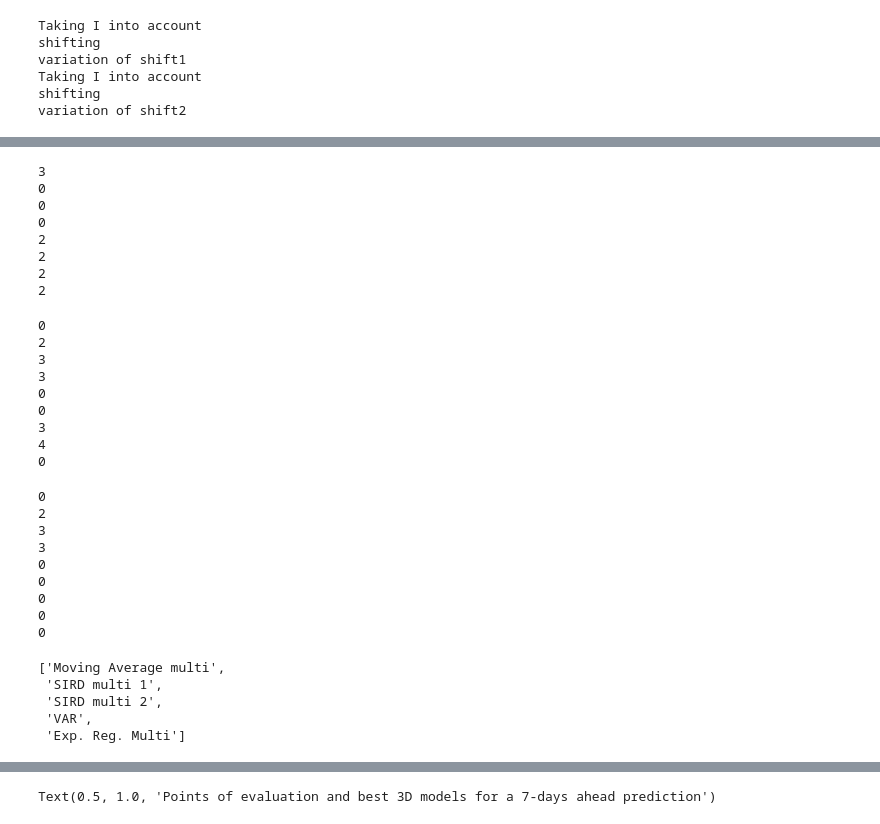
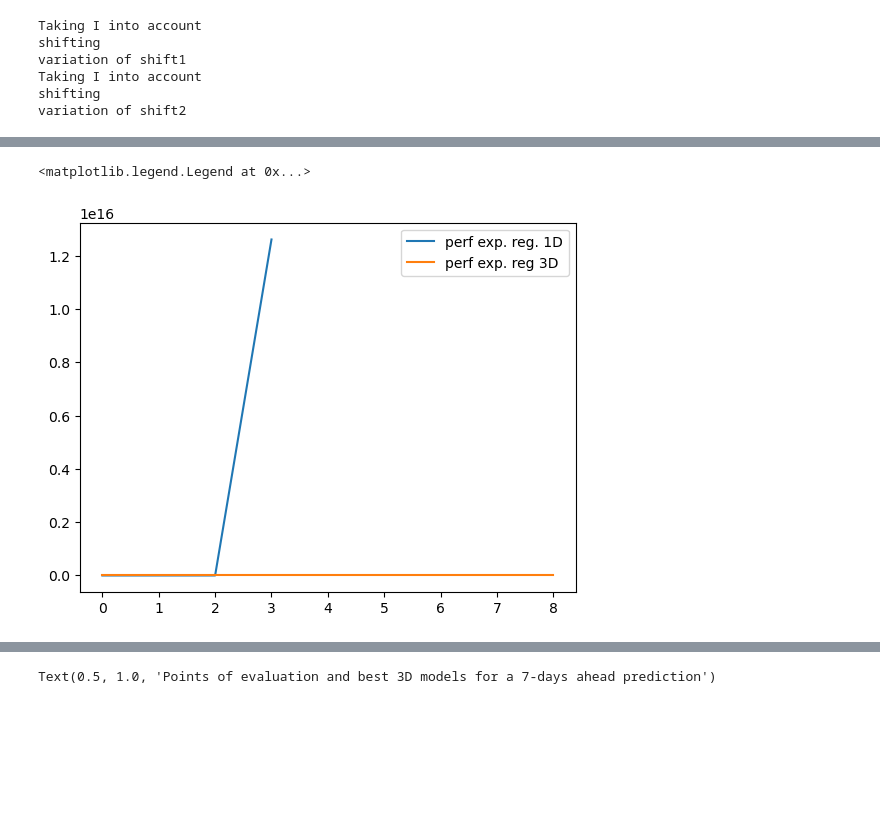
Before and after one commit to gregoirebechade/covid_internship, a Jupyter notebook: 07_global_evaluation_of_the_models.ipynb, the cells around one changed output, grey strips where cells are left out. Saved outputs shown, nothing was run; the diff lists cells and outputs as text; code cells hidden in the pictures; blank space fills up the shorter version.

Commit message:
computations with more points

```diff
--- a/07_global_evaluation_of_the_models.ipynb
+++ b/07_global_evaluation_of_the_models.ipynb
@@ -138,69 +130,15 @@ models3D
+# %%
+# load results:
+with open('./results/comparing_models1D_reach=7.json', 'r') as f:
+    dicoresults1D = json.load(f)
 # %%
 # load results:
 with open('./results/comparing_models3D_reach=7.json', 'r') as f:
     dicoresults3D = json.load(f)
-# %%
-# load results:
-with open('./results/comparing_models1D_reach=14.json', 'r') as f:
-    dicoresults1D = json.load(f)
-with open('./results/compte_rendu1D_reach=14.txt', 'a') as myfile:
-    for point in dicoresults1D.keys():
-        myfile.write('For the point: '+point+'\n')
-        myfile.write('The best model is ' + models1D[(np.argmin(dicoresults1D[point]))]+'\n')
-        print(np.argmin(dicoresults1D[point]))
-        myfile.write('   ')
-# %% [output]
-3
-0
-0
-0
-2
-2
-2
-2
-# %%
-with open('./results/compte_rendu3D_reach=7.txt', 'a') as myfile:
-    for point in dicoresults3D.keys():
-        myfile.write('For the point: '+point+'\n')
-        myfile.write('The best model is ' + models3D[(np.argmin(dicoresults3D[point]))]+'\n')
-        print(np.argmin(dicoresults3D[point]))
-        myfile.write('   ')
-# %% [output]
-0
-2
-3
-3
-0
-0
-3
-4
-0
-# %%
-# load results:
-with open('./results/comparing_models3D_reach=14.json', 'r') as f:
-    dicoresults3D = json.load(f)
-# %%
-with open('./results/compte_rendu3D_reach=14.txt', 'a') as myfile:
-    for point in dicoresults3D.keys():
-        myfile.write('For the point: '+point+'\n')
-        myfile.write('The best model is ' + models3D[(np.argmin(dicoresults3D[point]))]+'\n')
-        print(np.argmin(dicoresults3D[point]))
-        myfile.write('   ')
-# %% [output]
-0
-2
-3
-3
-0
-0
-0
-0
-0
-# %%
-models3D
-# %% [output]
-['Moving Average multi',
- 'SIRD multi 1',
- 'SIRD multi 2',
- 'VAR',
- 'Exp. Reg. Multi']
+# %%
+plt.plot([dicoresults1D[key][1] for key in dicoresults1D.keys()], label='perf exp. reg. 1D')
+plt.plot([dicoresults3D[key][4] for key in dicoresults3D.keys()], label='perf exp. reg 3D')
+plt.legend()
+# %% [output]
+<matplotlib.legend.Legend at 0x...>
+[figure, added]
```
Also changed, not shown: parts of 13 cells of this notebook, 8 other files.
